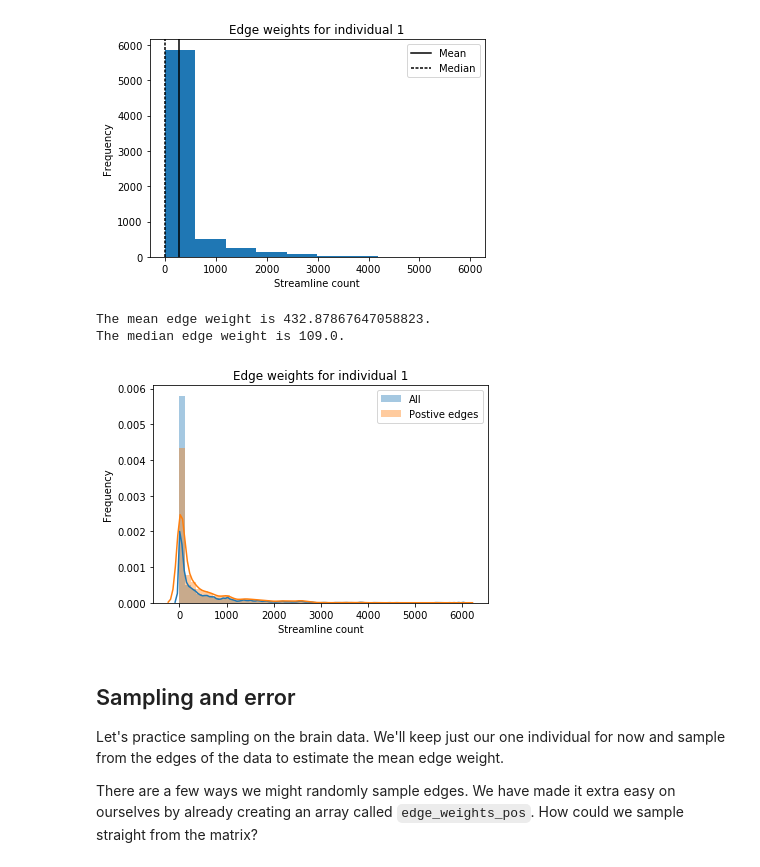
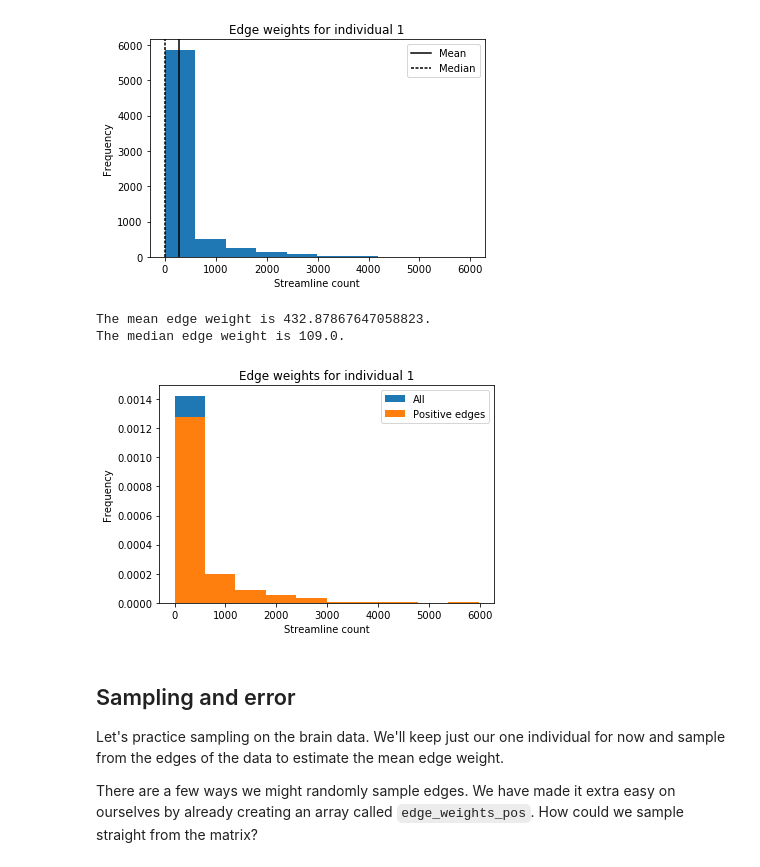
Before and after one commit to asizemore/ENM_375_lecture_code, a Jupyter notebook: lecture_5_02_04_2020/Lecture5_02_04_2020_final.ipynb, the cells around one changed output. Drawn from its saved outputs; the diff is of its cells as text; code cells hidden in the pictures.

```diff
--- a/lecture_5_02_04_2020/Lecture5_02_04_2020_final.ipynb
+++ b/lecture_5_02_04_2020/Lecture5_02_04_2020_final.ipynb
@@ -149,31 +147,31 @@ The median edge weight is 8.0.
 # %%
 # Hmm are there a bunch of low weight edges or just a lot of zeros? Zeros mean no edge exists so we should not include them.
 edge_weights_pos = edge_weights[edge_weights > 0].copy()
 
 mean_edge_weight_pos = edge_weights_pos.mean()
 print(f'The mean edge weight is {mean_edge_weight_pos}.')
 
 median_edge_weight_pos = np.median(edge_weights_pos)
 print(f'The median edge weight is {median_edge_weight_pos}.')
 
 
-fig_2 = sns.distplot(edge_weights, kde = True, label = 'All')
-sns.distplot(edge_weights_pos, kde = True, label = 'Postive edges')
-fig_2.legend()
-fig_2.set(xlabel = 'Streamline count', ylabel = 'Frequency', title = f'Edge weights for individual {example_number}');
+# fig_2 = sns.distplot(edge_weights, kde = True, label = 'All')
+# sns.distplot(edge_weights_pos, kde = True, label = 'Postive edges')
+# fig_2.legend()
+# fig_2.set(xlabel = 'Streamline count', ylabel = 'Frequency', title = f'Edge weights for individual {example_number}');
 
 
-# plt.hist(edge_weights, label = 'All', density = True)
-# plt.hist(edge_weights_pos, label = 'Positive edges', density = True)
-# plt.xlabel('Streamline count')
-# plt.ylabel('Frequency')
-# plt.title(f'Edge weights for individual {example_number}')
-# plt.legend()
-# plt.show()
+plt.hist(edge_weights, label = 'All', density = True)
+plt.hist(edge_weights_pos, label = 'Positive edges', density = True)
+plt.xlabel('Streamline count')
+plt.ylabel('Frequency')
+plt.title(f'Edge weights for individual {example_number}')
+plt.legend()
+plt.show()
 # %% [output]
 The mean edge weight is 432.87867647058823.
 The median edge weight is 109.0.
-[figure, old version]
+[figure, new version]
 # %% [markdown]
 ## Sampling and error
 
```
Also changed, not shown: parts of 2 cells of this notebook, 2 other files.
